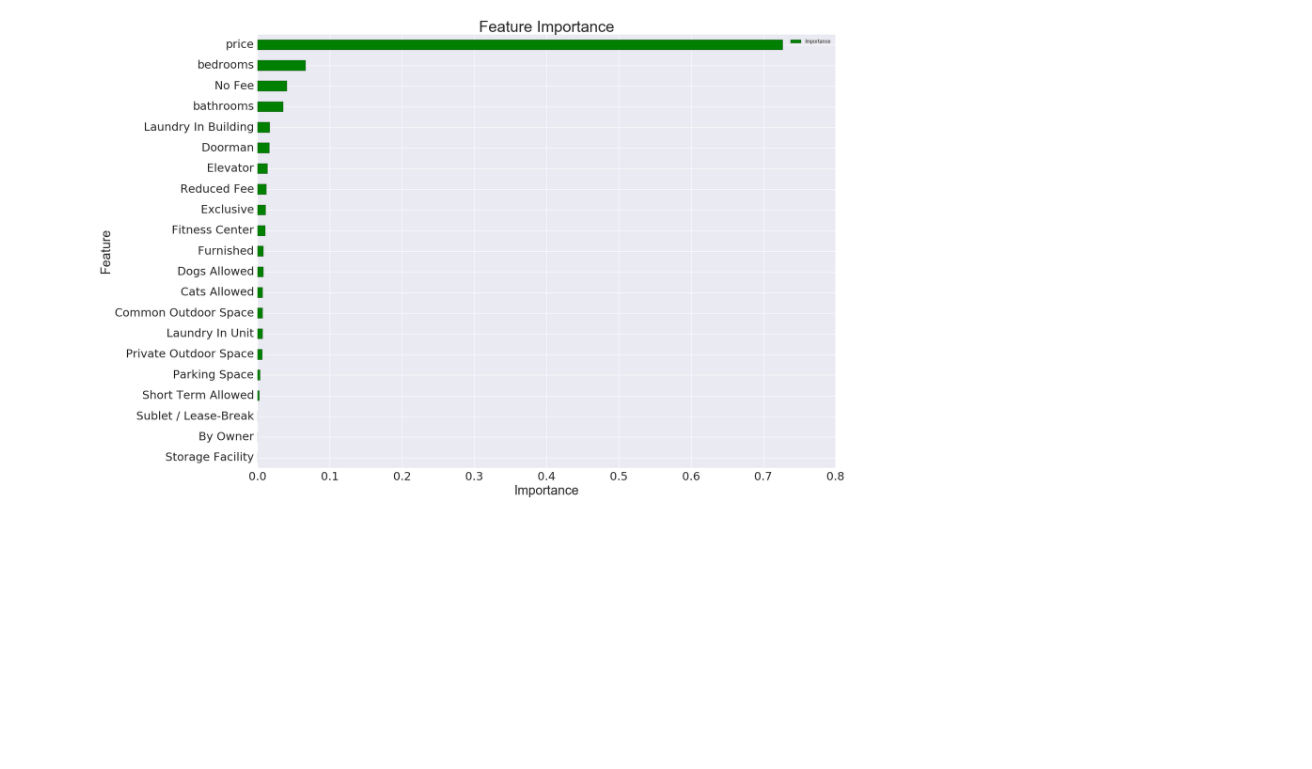
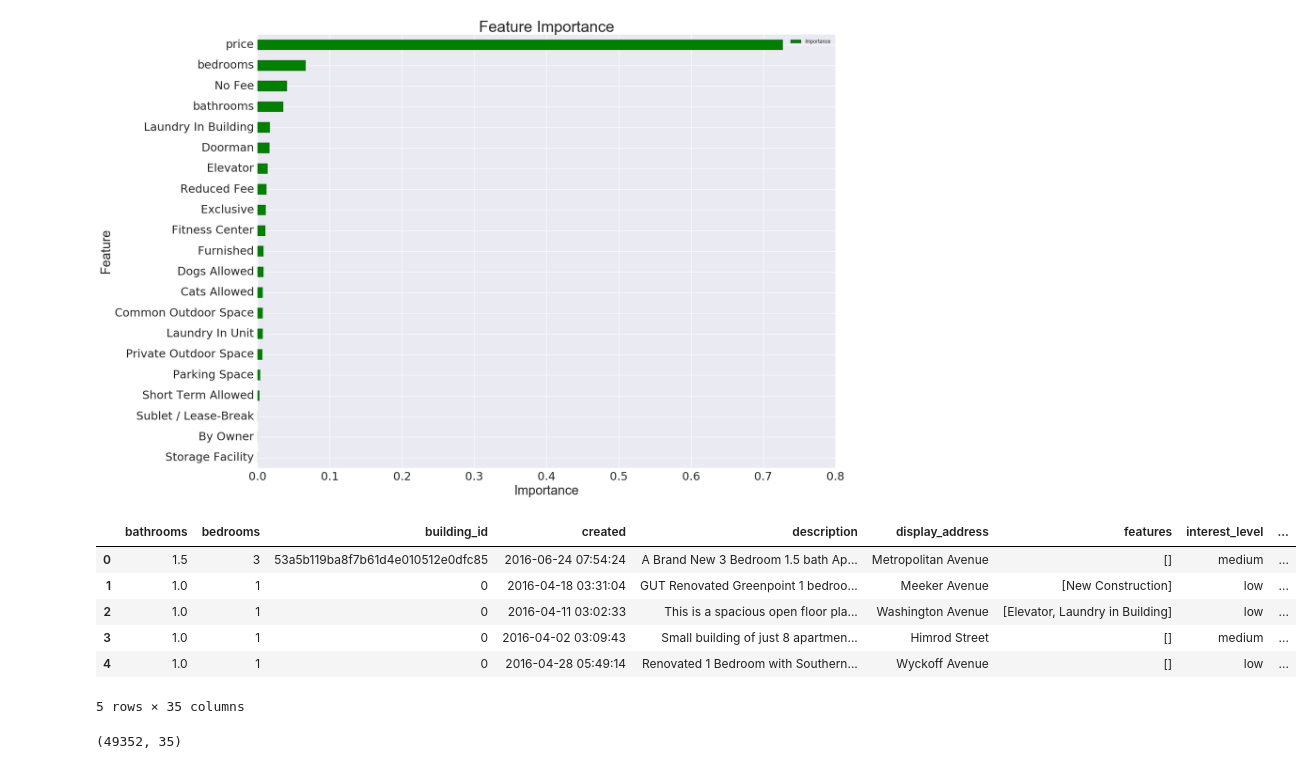
Before and after one commit to RayyGao/two-sigma, a Jupyter notebook: develop/2017-02-26-YH-FeatureImportance.ipynb, the cells around one changed output. Saved outputs shown, nothing was run; the diff lists cells and outputs as text; code cells hidden in the pictures; blank space fills up the shorter version.

```diff
--- a/develop/2017-02-26-YH-FeatureImportance.ipynb
+++ b/develop/2017-02-26-YH-FeatureImportance.ipynb
@@ -127,3 +127,17 @@ plt.ylabel('Feature', fontsize=25)
 plt.show()
 # %% [output]
 [figure]
+# %%
+train_data.head()
+# %% [output]
+|  | bathrooms | bedrooms | building_id | created | description | display_address | features | interest_level | ... |
+| 0 | 1.5 | 3 | 53a5b119ba8f7b61d4e010512e0dfc85 | 2016-06-24 07:54:24 | A Brand New 3 Bedroom 1.5 bath Ap... | Metropolitan Avenue | [] | medium | ... |
+| 1 | 1.0 | 1 | 0 | 2016-04-18 03:31:04 | GUT Renovated Greenpoint 1 bedroo... | Meeker Avenue | [New Construction] | low | ... |
+| 2 | 1.0 | 1 | 0 | 2016-04-11 03:02:33 | This is a spacious open floor pla... | Washington Avenue | [Elevator, Laundry in Building] | low | ... |
+| 3 | 1.0 | 1 | 0 | 2016-04-02 03:09:43 | Small building of just 8 apartmen... | Himrod Street | [] | medium | ... |
+| 4 | 1.0 | 1 | 0 | 2016-04-28 05:49:14 | Renovated 1 Bedroom with Southern... | Wyckoff Avenue | [] | low | ... |
+5 rows × 35 columns
+# %%
+train_data.shape
+# %% [output]
+(49352, 35)
```
Also changed, not shown: parts of 9 cells of this notebook.
